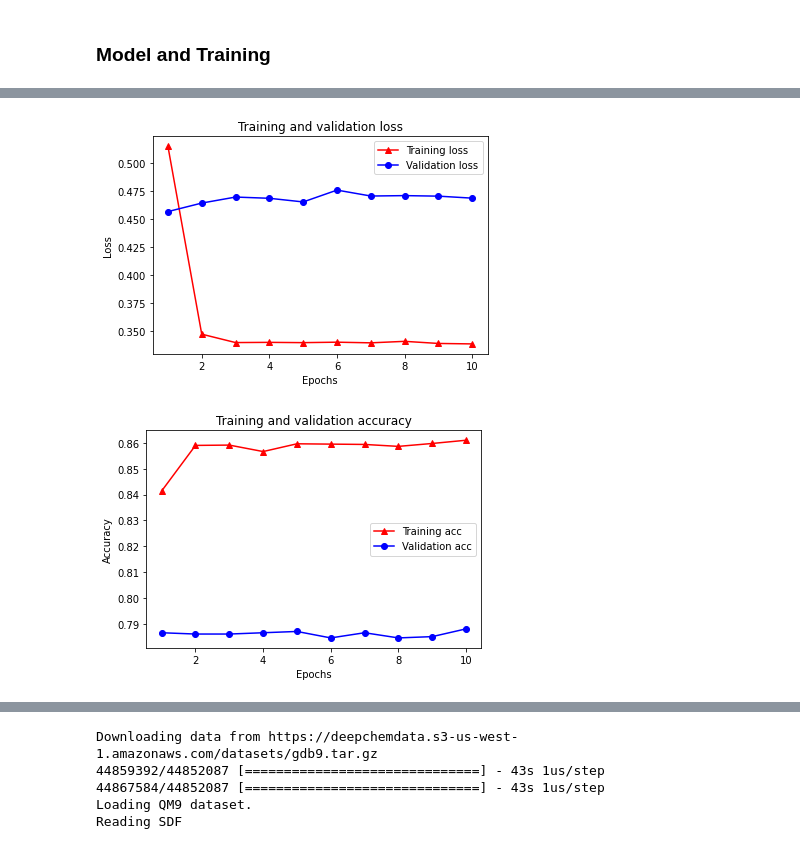
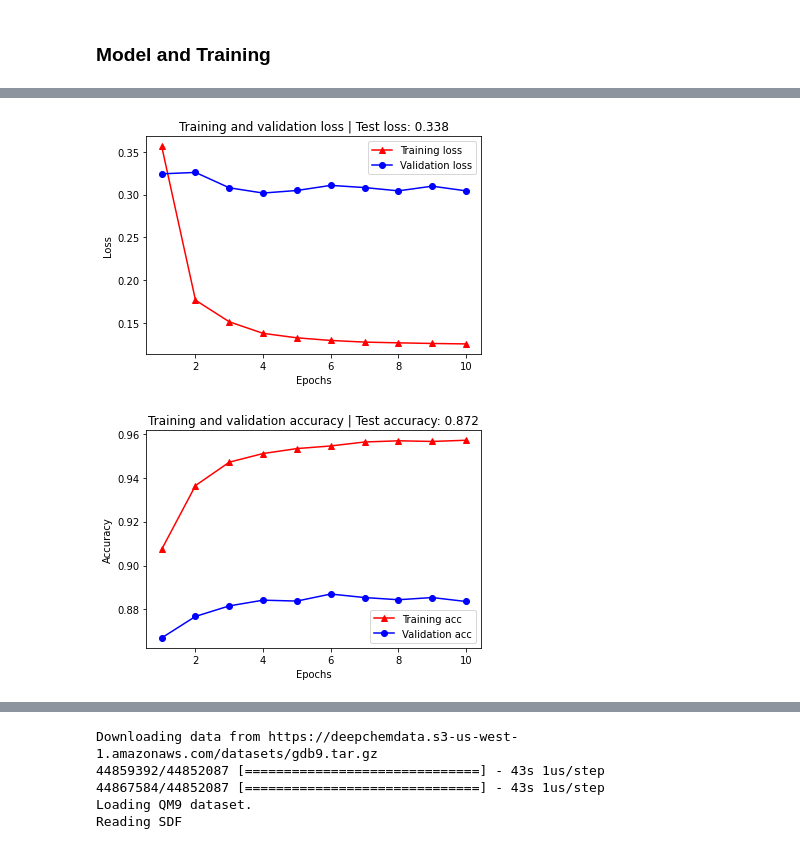
Before and after one commit to hang-yin/GCN-for-Sentiment-Analysis-, a Jupyter notebook: DependencyParsing.ipynb, the cells around one changed output, grey strips where cells are left out. Saved outputs shown, nothing was run; the diff lists cells and outputs as text; code cells hidden in the pictures.

```diff
--- a/DependencyParsing.ipynb
+++ b/DependencyParsing.ipynb
@@ -1187,7 +1193,7 @@ class MyFirstGNN(Model):
                                                   bias_initializer='zeros', attn_kernel_initializer='glorot_uniform', kernel_regularizer=None,
                                                   bias_regularizer=None, attn_kernel_regularizer=None, activity_regularizer=None,
                                                   kernel_constraint=None, bias_constraint=None, attn_kernel_constraint=None)
-        self.graphECC = spektral.layers.ECCConv(channels=n_hidden, kernel_network=None, root=True, activation=None, use_bias=True,
+        self.graphECC = spektral.layers.ECCConv(channels=n_hidden, kernel_network=None, root=True, activation=PReLU(), use_bias=True,
                                                 kernel_initializer='glorot_uniform', bias_initializer='zeros', kernel_regularizer=None,
                                                 bias_regularizer=None, activity_regularizer=None, kernel_constraint=None,
                                                 bias_constraint=None)
@@ -1201,8 +1207,9 @@ class MyFirstGNN(Model):
 
     def call(self, inputs):
         x, a, e, i = inputs
+        x = self.graphECC([x,a,e])
+        # x = self.graphECC([x,a,e])
         # x = self.graph_conv([x,a])
-        x = self.graphECC([x,a, e])
         # x = self.graph_conv2([x,a])
         # x = self.graph_conv3([x,a])
         # x = self.graph_conv4([x,a])
@@ -1243,5 +1270,5 @@ Epoch 1/10
 # %%
-graphModel.evaluate(testLoader.load(), steps=testLoader.steps_per_epoch)
+testResult = graphModel.evaluate(testLoader.load(), steps=testLoader.steps_per_epoch)
 # graphModel.evaluate(validationLoader.load(), steps=validationLoader.steps_per_epoch)
 # graphModel.evaluate(trainLoader.load(), steps=trainLoader.steps_per_epoch)
 # %% [output]
@@ -1257,0 +1286,2 @@ graphModel.evaluate(testLoader.load(), steps=testLoader.steps_per_epoch)
+# %%
+modelName = "model_1ECCPrelu"
@@ -1258,3 +1304,5 @@ graphModel.evaluate(testLoader.load(), steps=testLoader.steps_per_epoch)
+# %%
+results_path = './results/' + modelName
 # %%
 # plot training and validaiton loss over epochs
 history_dict = history.history
@@ -1269,25 +1317,25 @@ epochs = range(1, len(acc) + 1)
 plt.plot(epochs, loss, '-r^', label='Training loss')
 # "-b0" is for solid blue line with circle markers.
 plt.plot(epochs, val_loss, '-bo', label='Validation loss')
-plt.title('Training and validation loss')
+plt.title('Training and validation loss | Test loss: {loss}'.format(loss=np.round(testResult[0], 4)))
 plt.xlabel('Epochs')
 plt.ylabel('Loss')
 plt.legend(loc='best')
-
-plt.show()
+plt.savefig(results_path + '_loss_history')
 # %% [output]
-[figure, old version]
+[figure, new version]
 # %%
 # plot training and validation accuracy over epochs
 plt.clf()   # clear figure
 
 plt.plot(epochs, acc, '-r^', label='Training acc')
 plt.plot(epochs, val_acc, '-bo', label='Validation acc')
-plt.title('Training and validation accuracy')
+plt.title('Training and validation accuracy | Test accuracy: {accuracy}'.format(accuracy = np.round(testResult[1], 4)))
 plt.xlabel('Epochs')
 plt.ylabel('Accuracy')
 plt.legend(loc='best')
 
-plt.show()
+# plt.show()
+plt.savefig(results_path + '_acc_history')
 # %% [output]
-[figure, old version]
+[figure, new version]
```
Also changed, not shown: parts of 51 cells of this notebook, 2 other files.
